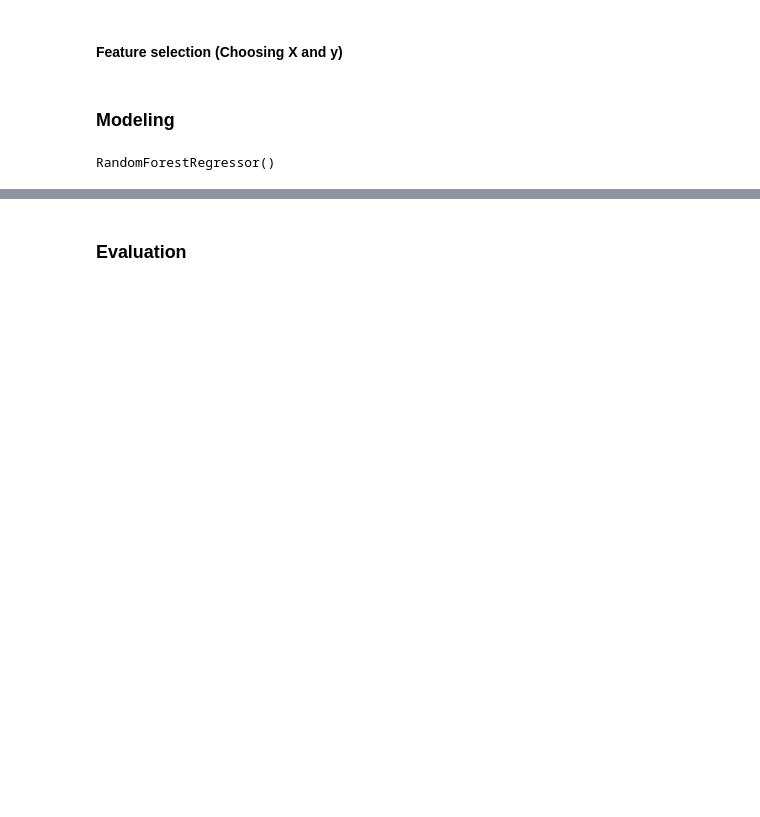
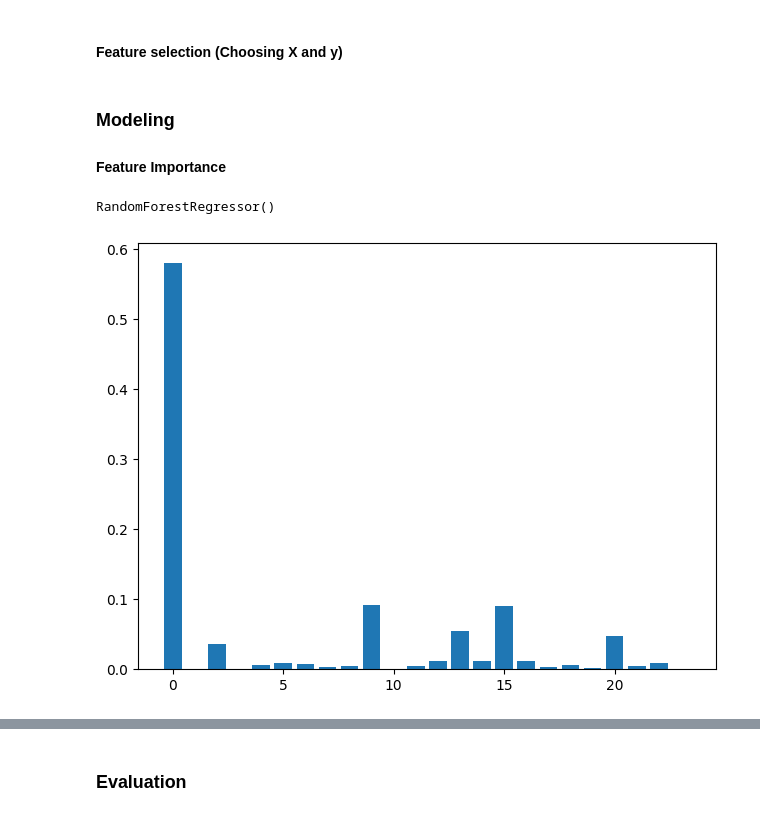
Before and after one commit to daff00/Honda-UsedCarPrice-Prediction, a Jupyter notebook: Project DATMOD.ipynb, the cells around one changed output, grey strips where cells are left out. Saved outputs shown, nothing was run; the diff lists cells and outputs as text; code cells hidden in the pictures; blank space fills up the shorter version.

```diff
--- a/Project DATMOD.ipynb
+++ b/Project DATMOD.ipynb
@@ -409,17 +418,19 @@ y = used['Price']
 X_train, X_test, y_train, y_test = train_test_split(X, y, test_size=0.3, random_state=32) #sejauh ini random_state=32 yang ngasih performa paling bagus di random forest
 # %% [markdown]
 ### Modeling
+
+#### Feature Importance
-# %%
-# Linear Regression
-linear_regression = LinearRegression()
-linear_regression.fit(X_train, y_train)
-
-# nyoba decision tree regressor
-dt = DecisionTreeRegressor()
-dt.fit(X_train, y_train)
-
-# nyoba random forest regressor
-rf = RandomForestRegressor()
-rf.fit(X_train, y_train)
-# %% [output]
-RandomForestRegressor()
+# %%
+# Random forest regressor untuk memilih feature importance
+rf = RandomForestRegressor()
+rf.fit(X_train, y_train)
+# %% [output]
+RandomForestRegressor()
+# %%
+rf_fi = rf.feature_importances_
+# Menampilkan plot feature importance
+plt.bar([x for x in range(len(rf_fi))], rf_fi)
+plt.tight_layout()
+plt.show()
+# %% [output]
+[figure, added]
```
Also changed, not shown: parts of 15 cells of this notebook.
